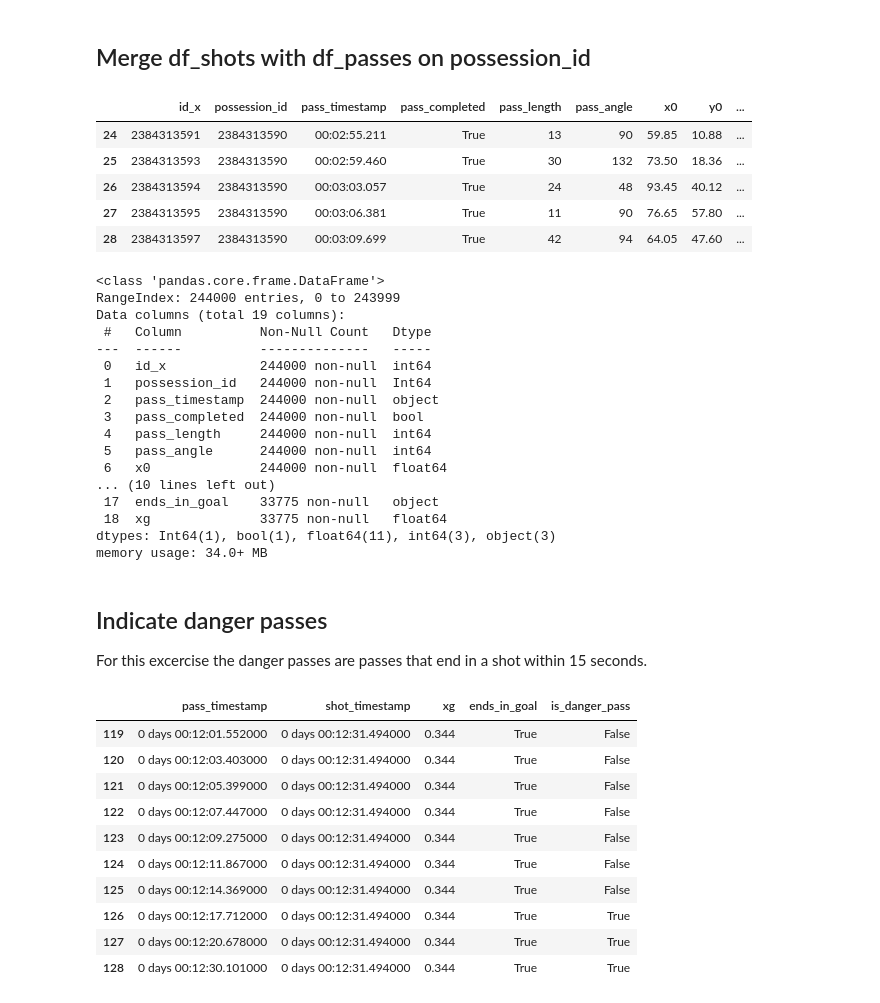
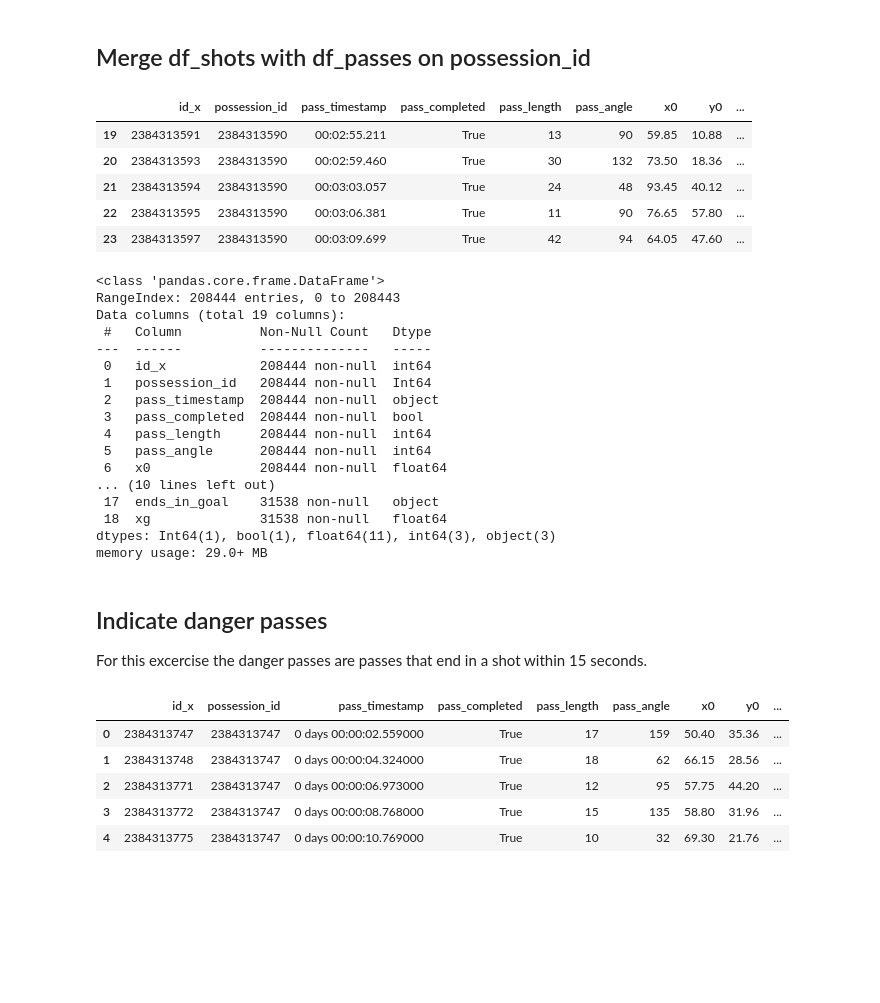
Before and after one commit to MarijnSt/soccermatics-project-2, a Jupyter notebook: notebooks/expected_danger.ipynb, the cells around one changed output. Drawn from its saved outputs; the diff is of its cells as text; code cells hidden in the pictures; blank space fills up the shorter version.

Commit message:
feat: only use succesful passes

```diff
--- a/notebooks/expected_danger.ipynb
+++ b/notebooks/expected_danger.ipynb
@@ -272,6 +272,9 @@ df_passes = df_events.loc[passes_mask, ["id", "possession_id", "matchTimestamp",
 df_passes["pass_completed"] = [event.get("accurate") if event is not None else None for event in df_passes["pass"]]
 df_passes["end_location"] = [event.get("endLocation") if event is not None else None for event in df_passes["pass"]]
 df_passes["pass_length"] = [event.get("length") if event is not None else None for event in df_passes["pass"]]
+
+# Only use successful passes
+df_passes = df_passes[df_passes["pass_completed"] == True]
 
 """
 From docs:
@@ -400,31 +403,31 @@ df_passes_with_shots = df_passes_with_shots.drop(columns=['id_y'])
 df_passes_with_shots[df_passes_with_shots['possession_id'] == 2384313590].head()
 # %% [output]
 |  | id_x | possession_id | pass_timestamp | pass_completed | pass_length | pass_angle | x0 | y0 | ... |
-| 24 | 2384313591 | 2384313590 | 00:02:55.211 | True | 13 | 90 | 59.85 | 10.88 | ... |
-| 25 | 2384313593 | 2384313590 | 00:02:59.460 | True | 30 | 132 | 73.50 | 18.36 | ... |
-| 26 | 2384313594 | 2384313590 | 00:03:03.057 | True | 24 | 48 | 93.45 | 40.12 | ... |
-| 27 | 2384313595 | 2384313590 | 00:03:06.381 | True | 11 | 90 | 76.65 | 57.80 | ... |
-| 28 | 2384313597 | 2384313590 | 00:03:09.699 | True | 42 | 94 | 64.05 | 47.60 | ... |
+| 19 | 2384313591 | 2384313590 | 00:02:55.211 | True | 13 | 90 | 59.85 | 10.88 | ... |
+| 20 | 2384313593 | 2384313590 | 00:02:59.460 | True | 30 | 132 | 73.50 | 18.36 | ... |
+| 21 | 2384313594 | 2384313590 | 00:03:03.057 | True | 24 | 48 | 93.45 | 40.12 | ... |
+| 22 | 2384313595 | 2384313590 | 00:03:06.381 | True | 11 | 90 | 76.65 | 57.80 | ... |
+| 23 | 2384313597 | 2384313590 | 00:03:09.699 | True | 42 | 94 | 64.05 | 47.60 | ... |
 # %%
 df_passes_with_shots.info()
 # %% [output]
 <class 'pandas.core.frame.DataFrame'>
-RangeIndex: 244000 entries, 0 to 243999
+RangeIndex: 208444 entries, 0 to 208443
 Data columns (total 19 columns):
  #   Column          Non-Null Count   Dtype
 ---  ------          --------------   -----
- 0   id_x            244000 non-null  int64
- 1   possession_id   244000 non-null  Int64
- 2   pass_timestamp  244000 non-null  object
- 3   pass_completed  244000 non-null  bool
- 4   pass_length     244000 non-null  int64
- 5   pass_angle      244000 non-null  int64
- 6   x0              244000 non-null  float64
+ 0   id_x            208444 non-null  int64
+ 1   possession_id   208444 non-null  Int64
+ 2   pass_timestamp  208444 non-null  object
+ 3   pass_completed  208444 non-null  bool
+ 4   pass_length     208444 non-null  int64
+ 5   pass_angle      208444 non-null  int64
+ 6   x0              208444 non-null  float64
 ... (10 lines left out)
- 17  ends_in_goal    33775 non-null   object
- 18  xg              33775 non-null   float64
+ 17  ends_in_goal    31538 non-null   object
+ 18  xg              31538 non-null   float64
 dtypes: Int64(1), bool(1), float64(11), int64(3), object(3)
-memory usage: 34.0+ MB
+memory usage: 29.0+ MB
 # %% [markdown]
 ## Indicate danger passes
 
@@ -441,16 +444,11 @@ df_passes_with_shots['is_danger_pass'] = (
     ((df_passes_with_shots['shot_timestamp'] - df_passes_with_shots['pass_timestamp']).dt.total_seconds() <= 15)
 )
 # %%
-df_passes_with_shots[df_passes_with_shots['possession_id'] == 2384313934][['pass_timestamp', 'shot_timestamp', 'xg', 'ends_in_goal', 'is_danger_pass']].head(20)
+df_passes_with_shots.head()
 # %% [output]
-|  | pass_timestamp | shot_timestamp | xg | ends_in_goal | is_danger_pass |
-| 119 | 0 days 00:12:01.552000 | 0 days 00:12:31.494000 | 0.344 | True | False |
-| 120 | 0 days 00:12:03.403000 | 0 days 00:12:31.494000 | 0.344 | True | False |
-| 121 | 0 days 00:12:05.399000 | 0 days 00:12:31.494000 | 0.344 | True | False |
-| 122 | 0 days 00:12:07.447000 | 0 days 00:12:31.494000 | 0.344 | True | False |
-| 123 | 0 days 00:12:09.275000 | 0 days 00:12:31.494000 | 0.344 | True | False |
-| 124 | 0 days 00:12:11.867000 | 0 days 00:12:31.494000 | 0.344 | True | False |
-| 125 | 0 days 00:12:14.369000 | 0 days 00:12:31.494000 | 0.344 | True | False |
-| 126 | 0 days 00:12:17.712000 | 0 days 00:12:31.494000 | 0.344 | True | True |
-| 127 | 0 days 00:12:20.678000 | 0 days 00:12:31.494000 | 0.344 | True | True |
-| 128 | 0 days 00:12:30.101000 | 0 days 00:12:31.494000 | 0.344 | True | True |
+|  | id_x | possession_id | pass_timestamp | pass_completed | pass_length | pass_angle | x0 | y0 | ... |
+| 0 | 2384313747 | 2384313747 | 0 days 00:00:02.559000 | True | 17 | 159 | 50.40 | 35.36 | ... |
+| 1 | 2384313748 | 2384313747 | 0 days 00:00:04.324000 | True | 18 | 62 | 66.15 | 28.56 | ... |
+| 2 | 2384313771 | 2384313747 | 0 days 00:00:06.973000 | True | 12 | 95 | 57.75 | 44.20 | ... |
+| 3 | 2384313772 | 2384313747 | 0 days 00:00:08.768000 | True | 15 | 135 | 58.80 | 31.96 | ... |
+| 4 | 2384313775 | 2384313747 | 0 days 00:00:10.769000 | True | 10 | 32 | 69.30 | 21.76 | ... |
```
Also changed, not shown: parts of 1 cell of this notebook.
